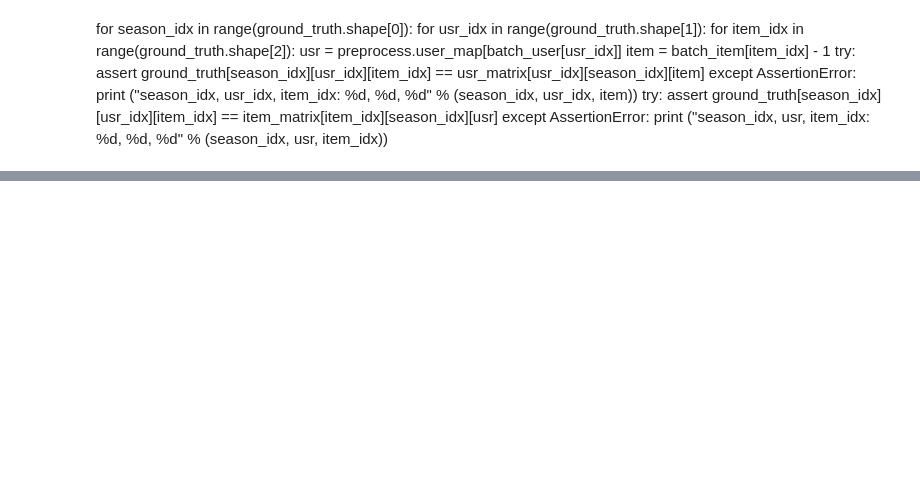
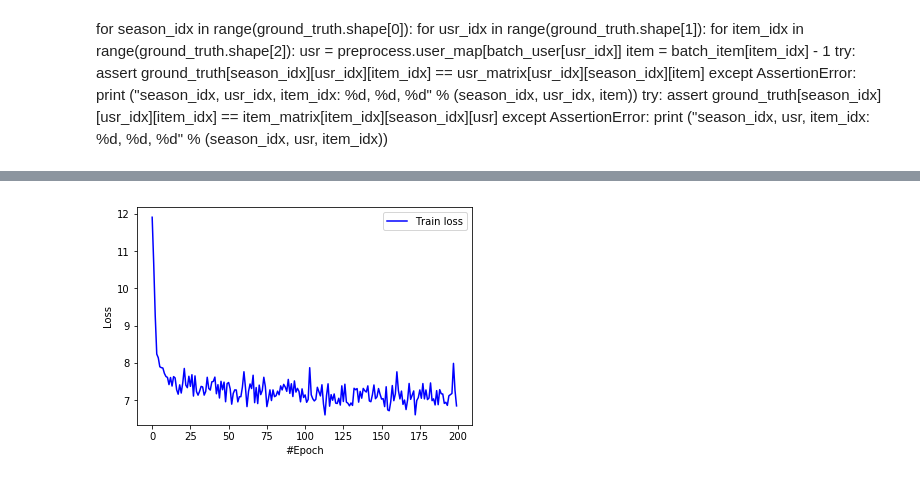
Before and after one commit to yutailin1993/Recommender-Exp, a Jupyter notebook: rrn/RRN_main.ipynb, the cells around one changed output, grey strips where cells are left out. Saved outputs shown, nothing was run; the diff lists cells and outputs as text; code cells hidden in the pictures; blank space fills up the shorter version.

```diff
--- a/rrn/RRN_main.ipynb
+++ b/rrn/RRN_main.ipynb
@@ -75,0 +80,21 @@ plt.show()
+# %%
+user_hparas = get_hparas('USER')
+item_hparas = get_hparas('ITEM')
+
+tf.reset_default_graph()
+
+model = rrn.RRN(user_hparas=user_hparas, item_hparas=item_hparas, lr=0.01, epochs=200, loss_function='rmse')
+# %%
+model.train(df, user_vectors, item_vectors)
+# %%
+import matplotlib.pyplot as plt
+train_loss = model.log['train_loss']
+
+plt.plot(range(len(train_loss)), train_loss, color='blue', label='Train loss')
+# plt.plot(range(len(test_loss)), test_loss, color='red', label='Test loss')
+plt.legend(loc="upper right")
+plt.xlabel('#Epoch')
+plt.ylabel('Loss')
+plt.show()
+# %% [output]
+[figure, added]
```
Also changed, not shown: parts of 4 cells of this notebook, 3 other files.
